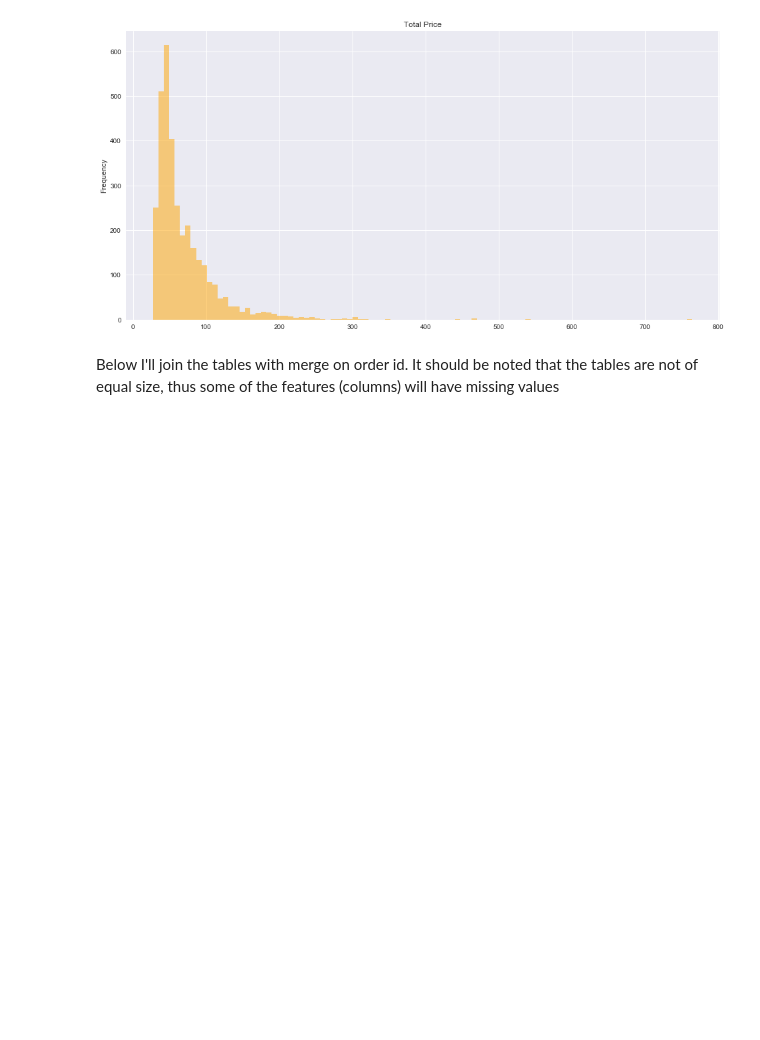
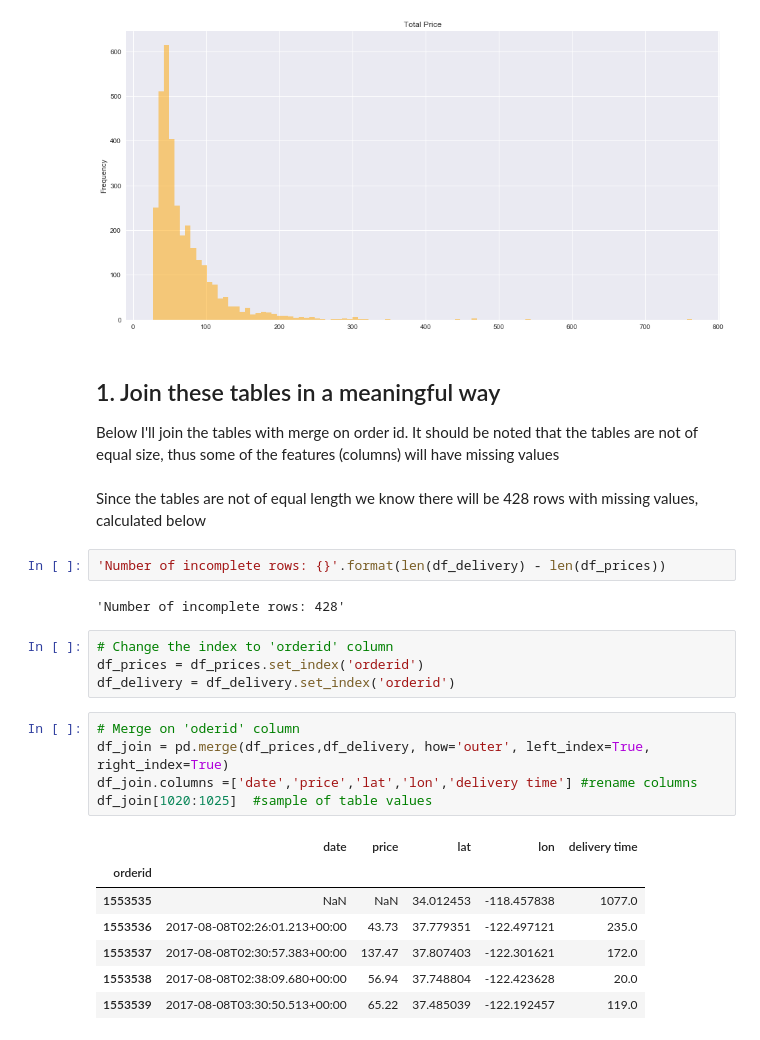
Before and after one commit to caheredia/Data-Science-Portfolio, a Jupyter notebook: EZ/develop/2017-10-30_ch_ez_assignment.ipynb, the cells around one changed output. Drawn from its saved outputs; the diff is of its cells as text; blank space fills up the shorter version.

```diff
--- a/EZ/develop/2017-10-30_ch_ez_assignment.ipynb
+++ b/EZ/develop/2017-10-30_ch_ez_assignment.ipynb
@@ -47,4 +49,28 @@ df_prices.totalprice.plot.hist(
 'Average total price $69 with a median of $55'
 [figure]
 # %% [markdown]
+## 1. Join these tables in a meaningful way
 Below I'll join the tables with merge on order id. It should be noted that the tables are not of equal size, thus some of the features (columns) will have missing values
+# %% [markdown]
+Since the tables are not of equal length we know there will be 428 rows with missing values, calculated below
+# %%
+'Number of incomplete rows: {}'.format(len(df_delivery) - len(df_prices))
+# %% [output]
+'Number of incomplete rows: 428'
+# %%
+# Change the index to 'orderid' column
+df_prices = df_prices.set_index('orderid')
+df_delivery = df_delivery.set_index('orderid')
+# %%
+# Merge on 'oderid' column
+df_join = pd.merge(df_prices,df_delivery, how='outer', left_index=True, right_index=True)
+df_join.columns =['date','price','lat','lon','delivery time'] #rename columns
+df_join[1020:1025]  #sample of table values
+# %% [output]
+|  | date | price | lat | lon | delivery time |
+| orderid |  |  |  |  |  |
+| 1553535 | NaN | NaN | 34.012453 | -118.457838 | 1077.0 |
+| 1553536 | 2017-08-08T02:26:01.213+00:00 | 43.73 | 37.779351 | -122.497121 | 235.0 |
+| 1553537 | 2017-08-08T02:30:57.383+00:00 | 137.47 | 37.807403 | -122.301621 | 172.0 |
+| 1553538 | 2017-08-08T02:38:09.680+00:00 | 56.94 | 37.748804 | -122.423628 | 20.0 |
+| 1553539 | 2017-08-08T03:30:50.513+00:00 | 65.22 | 37.485039 | -122.192457 | 119.0 |
```
Also changed, not shown: parts of 9 cells of this notebook.
